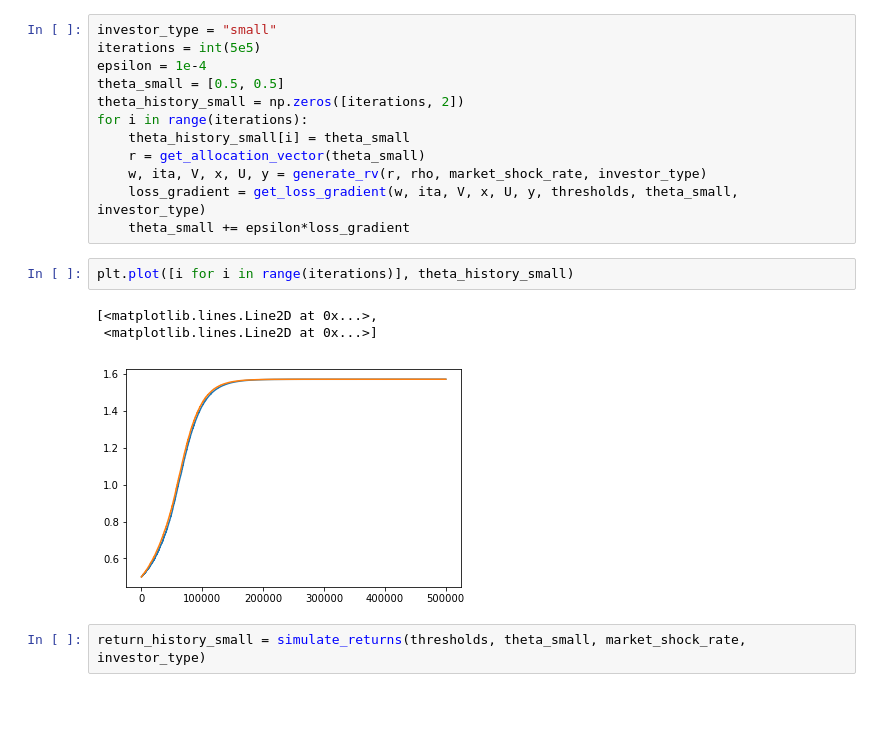
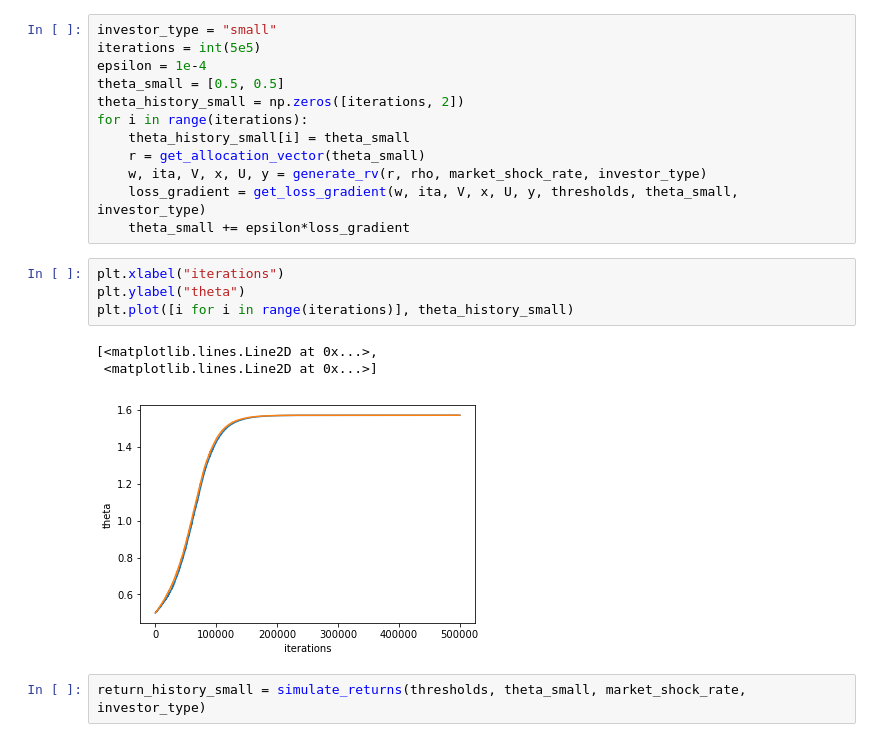
Before and after one commit to henrychan28/Simulation-Project, a Jupyter notebook: Simulation_project.ipynb, the cells around one changed output. Drawn from its saved outputs; the diff is of its cells as text; blank space fills up the shorter version.

```diff
--- a/Simulation_project.ipynb
+++ b/Simulation_project.ipynb
@@ -216,11 +216,13 @@ for i in range(iterations):
     loss_gradient = get_loss_gradient(w, ita, V, x, U, y, thresholds, theta_small, investor_type)
     theta_small += epsilon*loss_gradient
 # %%
+plt.xlabel("iterations")
+plt.ylabel("theta")
 plt.plot([i for i in range(iterations)], theta_history_small)
 # %% [output]
 [<matplotlib.lines.Line2D at 0x...>,
  <matplotlib.lines.Line2D at 0x...>]
-[figure, old version]
+[figure, new version]
 # %%
 return_history_small = simulate_returns(thresholds, theta_small, market_shock_rate, investor_type)
 # %%
```
Also changed, not shown: parts of 9 cells of this notebook.
